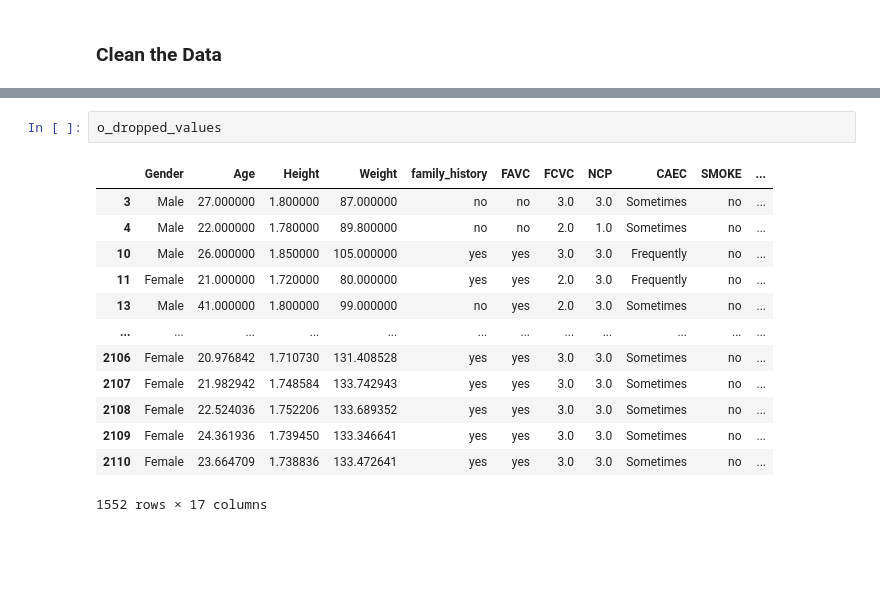
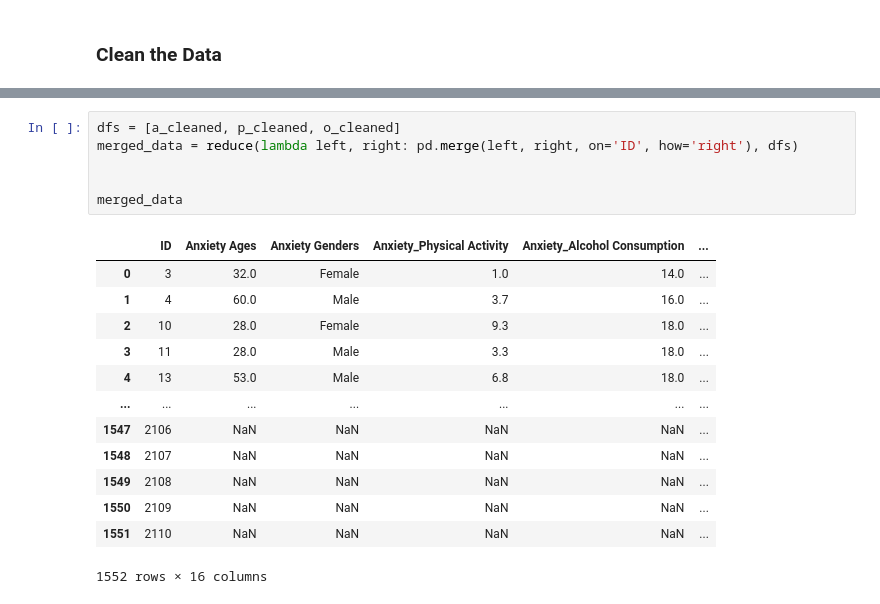
Before and after one commit to Julia-Heffner/Capstone_Mental_Illness, a Jupyter notebook: Mental_Illness.ipynb, the cells around one changed output, grey strips where cells are left out. Cells and saved outputs as stored; diff of their text form; blank space fills up the shorter version.

```diff
--- a/Mental_Illness.ipynb
+++ b/Mental_Illness.ipynb
@@ -84,16 +129,20 @@ Index(['ID', 'Age', 'Gender', 'Physical Activity', 'Alcohol Consumption',
-# %%
-o_dropped_values
-# %% [output]
-|  | Gender | Age | Height | Weight | family_history | FAVC | FCVC | NCP | CAEC | SMOKE | ... |
-| 3 | Male | 27.000000 | 1.800000 | 87.000000 | no | no | 3.0 | 3.0 | Sometimes | no | ... |
-| 4 | Male | 22.000000 | 1.780000 | 89.800000 | no | no | 2.0 | 1.0 | Sometimes | no | ... |
-| 10 | Male | 26.000000 | 1.850000 | 105.000000 | yes | yes | 3.0 | 3.0 | Frequently | no | ... |
-| 11 | Female | 21.000000 | 1.720000 | 80.000000 | yes | yes | 2.0 | 3.0 | Frequently | no | ... |
-| 13 | Male | 41.000000 | 1.800000 | 99.000000 | no | yes | 2.0 | 3.0 | Sometimes | no | ... |
-| ... | ... | ... | ... | ... | ... | ... | ... | ... | ... | ... | ... |
-| 2106 | Female | 20.976842 | 1.710730 | 131.408528 | yes | yes | 3.0 | 3.0 | Sometimes | no | ... |
-| 2107 | Female | 21.982942 | 1.748584 | 133.742943 | yes | yes | 3.0 | 3.0 | Sometimes | no | ... |
-| 2108 | Female | 22.524036 | 1.752206 | 133.689352 | yes | yes | 3.0 | 3.0 | Sometimes | no | ... |
-| 2109 | Female | 24.361936 | 1.739450 | 133.346641 | yes | yes | 3.0 | 3.0 | Sometimes | no | ... |
-| 2110 | Female | 23.664709 | 1.738836 | 133.472641 | yes | yes | 3.0 | 3.0 | Sometimes | no | ... |
-1552 rows × 17 columns
+# %%
+dfs = [a_cleaned, p_cleaned, o_cleaned]
+merged_data = reduce(lambda left, right: pd.merge(left, right, on='ID', how='right'), dfs)
+
+
+merged_data
+# %% [output]
+|  | ID | Anxiety Ages | Anxiety Genders | Anxiety_Physical Activity | Anxiety_Alcohol Consumption | ... |
+| 0 | 3 | 32.0 | Female | 1.0 | 14.0 | ... |
+| 1 | 4 | 60.0 | Male | 3.7 | 16.0 | ... |
+| 2 | 10 | 28.0 | Female | 9.3 | 18.0 | ... |
+| 3 | 11 | 28.0 | Male | 3.3 | 18.0 | ... |
+| 4 | 13 | 53.0 | Male | 6.8 | 18.0 | ... |
+| ... | ... | ... | ... | ... | ... | ... |
+| 1547 | 2106 | NaN | NaN | NaN | NaN | ... |
+| 1548 | 2107 | NaN | NaN | NaN | NaN | ... |
+| 1549 | 2108 | NaN | NaN | NaN | NaN | ... |
+| 1550 | 2109 | NaN | NaN | NaN | NaN | ... |
+| 1551 | 2110 | NaN | NaN | NaN | NaN | ... |
+1552 rows × 16 columns
```
Also changed, not shown: parts of 4 cells of this notebook.
